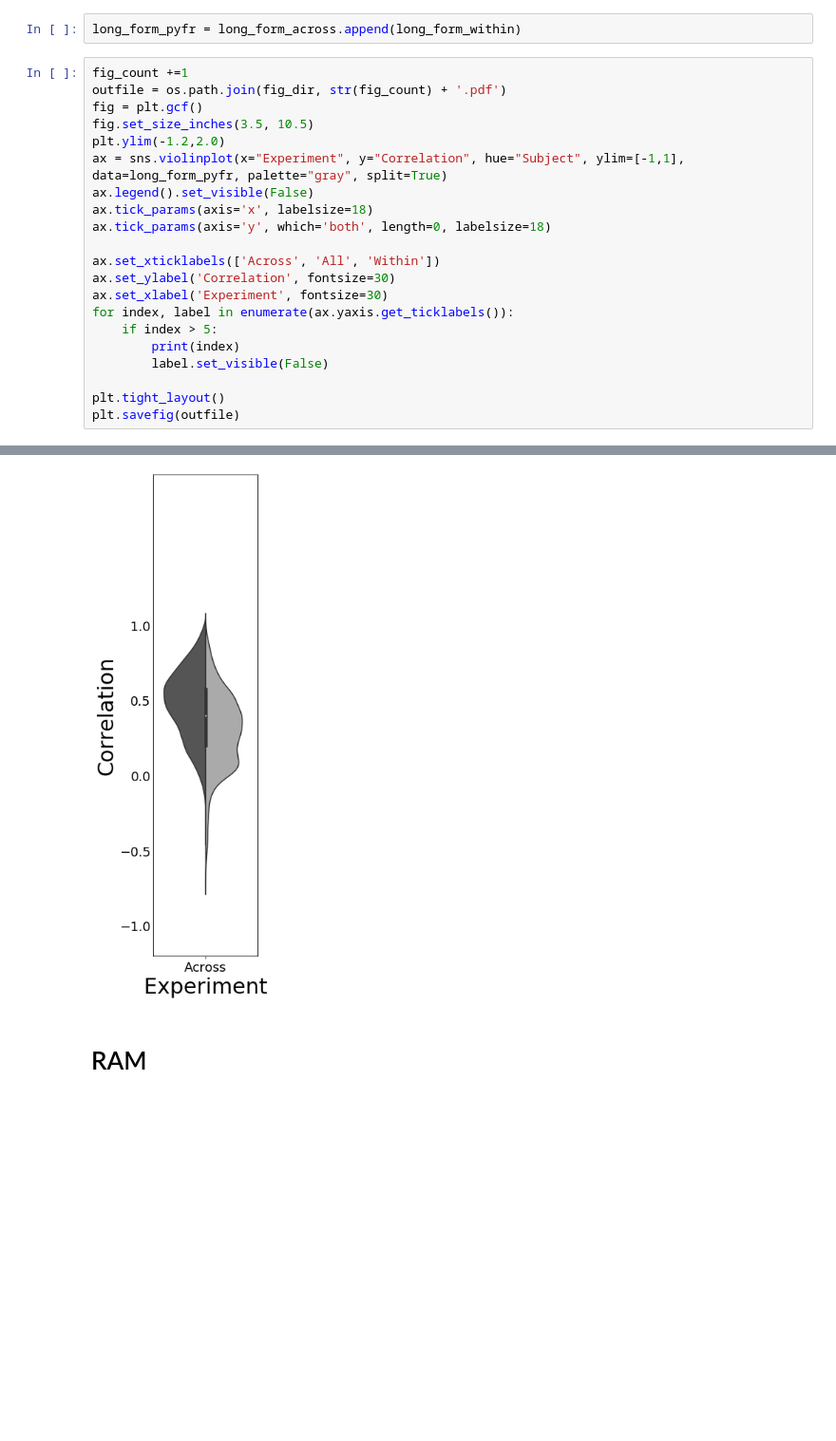
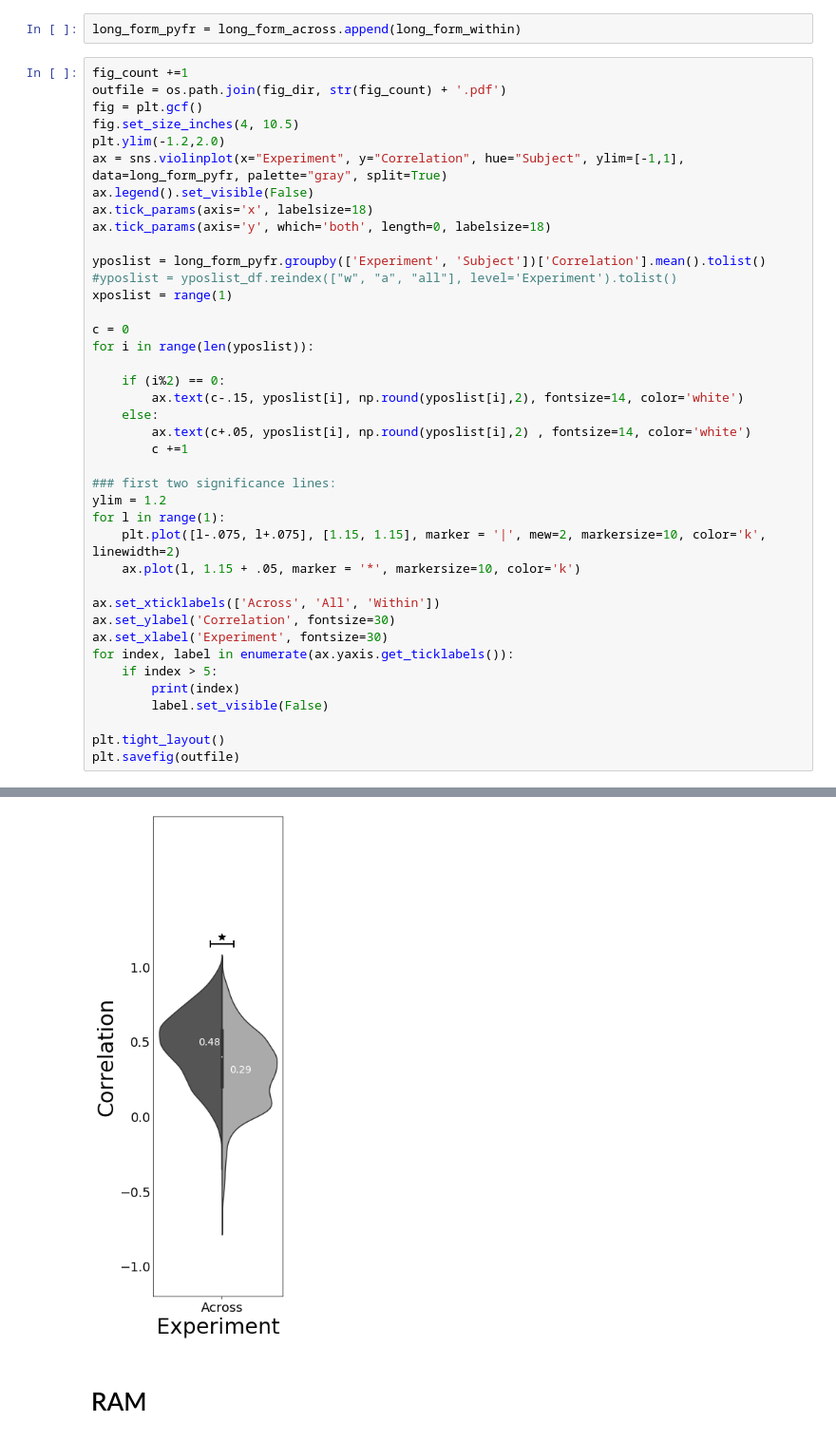
Before and after one commit to ContextLab/supereeg_paper, a Jupyter notebook: paper_figs/code/supplemental.ipynb, the cells around one changed output, grey strips where cells are left out. Shown at 95% size. Saved outputs shown, nothing was run; the diff lists cells and outputs as text; blank space fills up the shorter version.

Commit message:
updated supplemental figures

```diff
--- a/paper_figs/code/supplemental.ipynb
+++ b/paper_figs/code/supplemental.ipynb
@@ -50,28 +50,47 @@ long_form_pyfr = long_form_across.append(long_form_within)
 # %%
 fig_count +=1
 outfile = os.path.join(fig_dir, str(fig_count) + '.pdf')
 fig = plt.gcf()
-fig.set_size_inches(3.5, 10.5)
+fig.set_size_inches(4, 10.5)
 plt.ylim(-1.2,2.0)
 ax = sns.violinplot(x="Experiment", y="Correlation", hue="Subject", ylim=[-1,1], data=long_form_pyfr, palette="gray", split=True)
 ax.legend().set_visible(False)
 ax.tick_params(axis='x', labelsize=18)
 ax.tick_params(axis='y', which='both', length=0, labelsize=18)
+
+yposlist = long_form_pyfr.groupby(['Experiment', 'Subject'])['Correlation'].mean().tolist()
+#yposlist = yposlist_df.reindex(["w", "a", "all"], level='Experiment').tolist()
+xposlist = range(1)
+
+c = 0
+for i in range(len(yposlist)):
+
+    if (i%2) == 0:
+        ax.text(c-.15, yposlist[i], np.round(yposlist[i],2), fontsize=14, color='white')
+    else:
+        ax.text(c+.05, yposlist[i], np.round(yposlist[i],2) , fontsize=14, color='white')
+        c +=1
+
+### first two significance lines:
+ylim = 1.2
+for l in range(1):
+    plt.plot([l-.075, l+.075], [1.15, 1.15], marker = '|', mew=2, markersize=10, color='k', linewidth=2)
+    ax.plot(l, 1.15 + .05, marker = '*', markersize=10, color='k')
 
 ax.set_xticklabels(['Across', 'All', 'Within'])
 ax.set_ylabel('Correlation', fontsize=30)
 ax.set_xlabel('Experiment', fontsize=30)
 for index, label in enumerate(ax.yaxis.get_ticklabels()):
     if index > 5:
         print(index)
         label.set_visible(False)
 
 plt.tight_layout()
 plt.savefig(outfile)
 # %% [output]
 6
 7
-[figure, old version]
+[figure, new version]
 # %% [markdown]
 # RAM
 # %%
```
Also changed, not shown: parts of 12 cells of this notebook, 16 other files.
